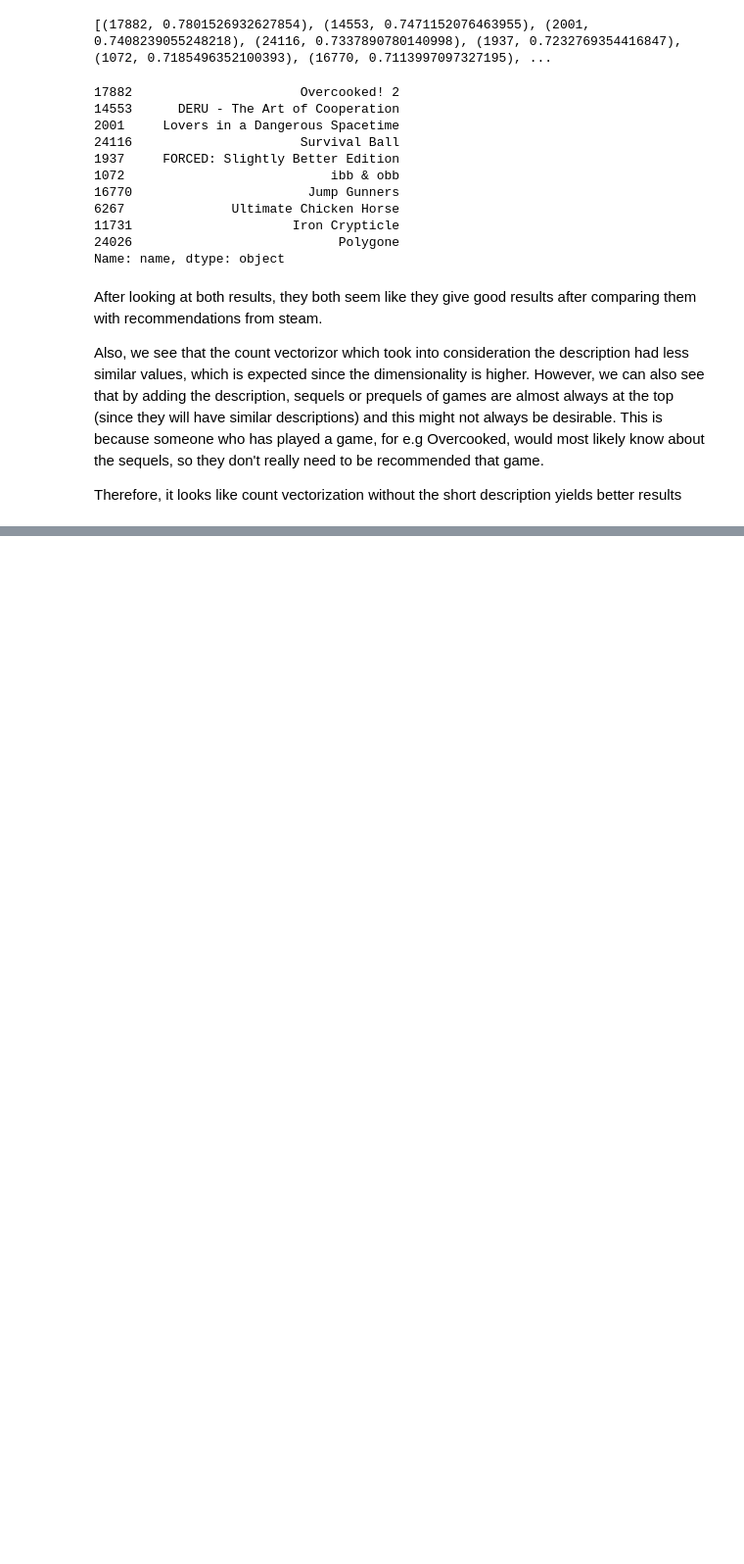
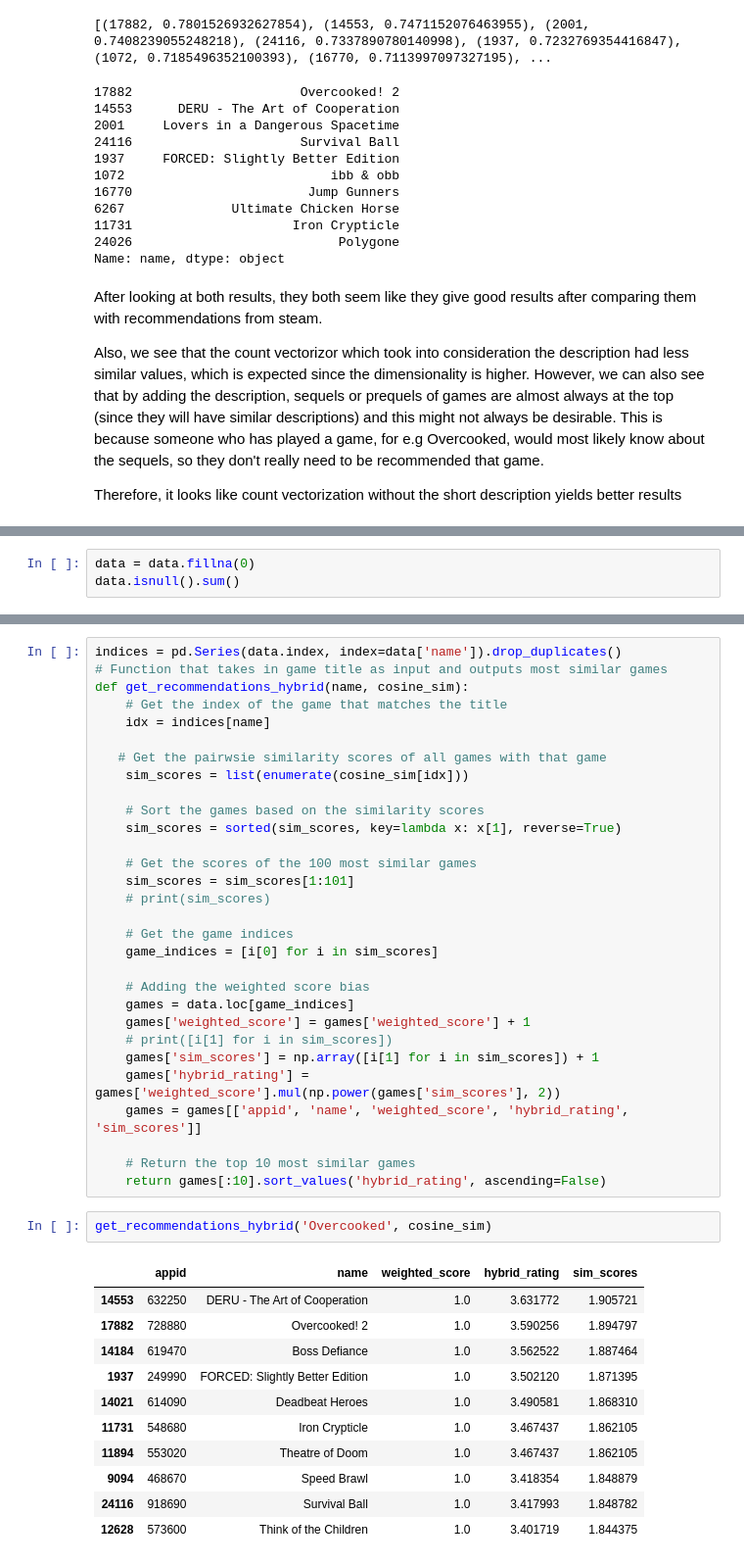
Before and after one commit to darrenchay/game_recommender, a Jupyter notebook: 2_count_vectorization_sol.ipynb, the cells around one changed output, grey strips where cells are left out. Shown at 98% size. Cells and saved outputs as stored; diff of their text form; blank space fills up the shorter version.

Commit message:
added hybrid

```diff
--- a/2_count_vectorization_sol.ipynb
+++ b/2_count_vectorization_sol.ipynb
@@ -295,0 +360,3 @@ Therefore, it looks like count vectorization without the short description yield
+# %%
+data = data.fillna(0)
+data.isnull().sum()
@@ -295,0 +381,44 @@ Therefore, it looks like count vectorization without the short description yield
+# %%
+indices = pd.Series(data.index, index=data['name']).drop_duplicates()
+# Function that takes in game title as input and outputs most similar games
+def get_recommendations_hybrid(name, cosine_sim):
+    # Get the index of the game that matches the title
+    idx = indices[name]
+
+   # Get the pairwsie similarity scores of all games with that game
+    sim_scores = list(enumerate(cosine_sim[idx]))
+
+    # Sort the games based on the similarity scores
+    sim_scores = sorted(sim_scores, key=lambda x: x[1], reverse=True)
+
+    # Get the scores of the 100 most similar games
+    sim_scores = sim_scores[1:101]
+    # print(sim_scores)
+
+    # Get the game indices
+    game_indices = [i[0] for i in sim_scores]
+
+    # Adding the weighted score bias
+    games = data.loc[game_indices]
+    games['weighted_score'] = games['weighted_score'] + 1
+    # print([i[1] for i in sim_scores])
+    games['sim_scores'] = np.array([i[1] for i in sim_scores]) + 1
+    games['hybrid_rating'] = games['weighted_score'].mul(np.power(games['sim_scores'], 2))
+    games = games[['appid', 'name', 'weighted_score', 'hybrid_rating', 'sim_scores']]
+
+    # Return the top 10 most similar games
+    return games[:10].sort_values('hybrid_rating', ascending=False)
+# %%
+get_recommendations_hybrid('Overcooked', cosine_sim)
+# %% [output]
+|  | appid | name | weighted_score | hybrid_rating | sim_scores |
+| 14553 | 632250 | DERU - The Art of Cooperation | 1.0 | 3.631772 | 1.905721 |
+| 17882 | 728880 | Overcooked! 2 | 1.0 | 3.590256 | 1.894797 |
+| 14184 | 619470 | Boss Defiance | 1.0 | 3.562522 | 1.887464 |
+| 1937 | 249990 | FORCED: Slightly Better Edition | 1.0 | 3.502120 | 1.871395 |
+| 14021 | 614090 | Deadbeat Heroes | 1.0 | 3.490581 | 1.868310 |
+| 11731 | 548680 | Iron Crypticle | 1.0 | 3.467437 | 1.862105 |
+| 11894 | 553020 | Theatre of Doom | 1.0 | 3.467437 | 1.862105 |
+| 9094 | 468670 | Speed Brawl | 1.0 | 3.418354 | 1.848879 |
+| 24116 | 918690 | Survival Ball | 1.0 | 3.417993 | 1.848782 |
+| 12628 | 573600 | Think of the Children | 1.0 | 3.401719 | 1.844375 |
```
Also changed, not shown: parts of 14 cells of this notebook, 2 other files.
